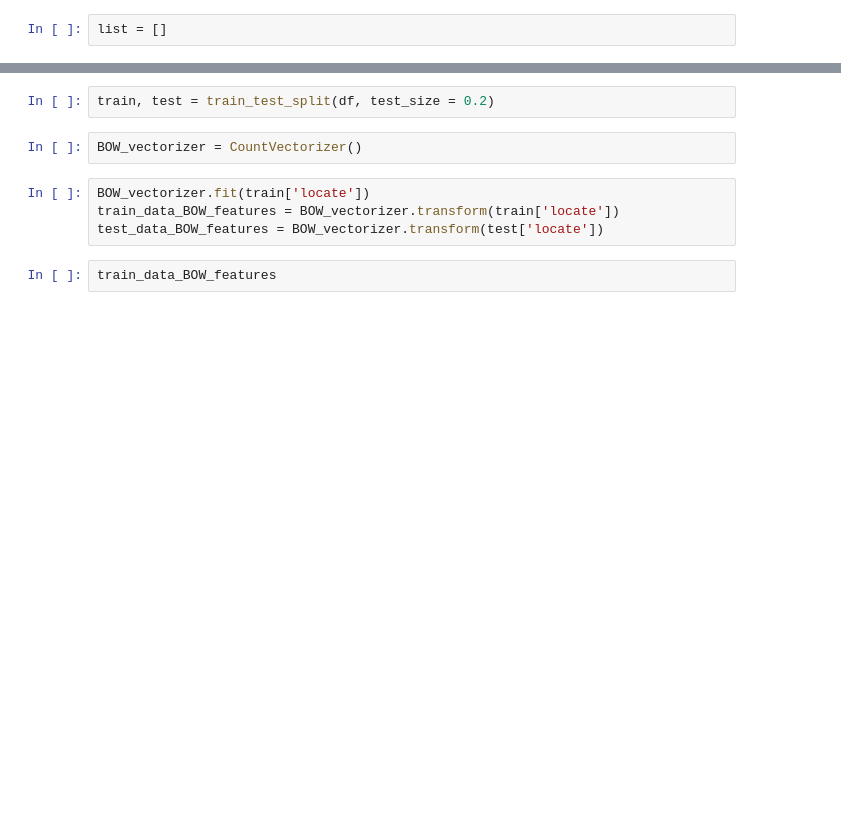
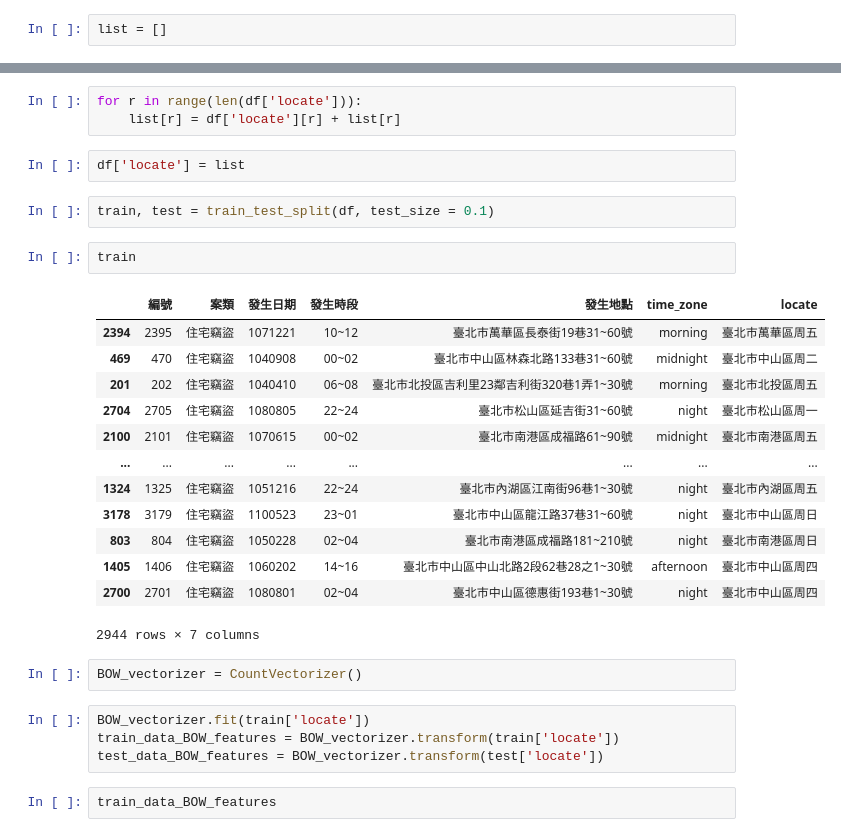
Before and after one commit to kstsunhj/street_ai, a Jupyter notebook: ai.ipynb, the cells around one changed output, grey strips where cells are left out. Saved outputs shown, nothing was run; the diff lists cells and outputs as text; blank space fills up the shorter version.

```diff
--- a/ai.ipynb
+++ b/ai.ipynb
@@ -60,5 +153,26 @@ df['locate'] = list
+# %%
+for r in range(len(df['locate'])):
+    list[r] = df['locate'][r] + list[r]
+# %%
+df['locate'] = list
 # %%
-train, test = train_test_split(df, test_size = 0.2)
+train, test = train_test_split(df, test_size = 0.1)
+# %%
+train
+# %% [output]
+|  | 編號 | 案類 | 發生日期 | 發生時段 | 發生地點 | time_zone | locate |
+| 2394 | 2395 | 住宅竊盜 | 1071221 | 10~12 | 臺北市萬華區長泰街19巷31~60號 | morning | 臺北市萬華區周五 |
+| 469 | 470 | 住宅竊盜 | 1040908 | 00~02 | 臺北市中山區林森北路133巷31~60號 | midnight | 臺北市中山區周二 |
+| 201 | 202 | 住宅竊盜 | 1040410 | 06~08 | 臺北市北投區吉利里23鄰吉利街320巷1弄1~30號 | morning | 臺北市北投區周五 |
+| 2704 | 2705 | 住宅竊盜 | 1080805 | 22~24 | 臺北市松山區延吉街31~60號 | night | 臺北市松山區周一 |
+| 2100 | 2101 | 住宅竊盜 | 1070615 | 00~02 | 臺北市南港區成福路61~90號 | midnight | 臺北市南港區周五 |
+| ... | ... | ... | ... | ... | ... | ... | ... |
+| 1324 | 1325 | 住宅竊盜 | 1051216 | 22~24 | 臺北市內湖區江南街96巷1~30號 | night | 臺北市內湖區周五 |
+| 3178 | 3179 | 住宅竊盜 | 1100523 | 23~01 | 臺北市中山區龍江路37巷31~60號 | night | 臺北市中山區周日 |
+| 803 | 804 | 住宅竊盜 | 1050228 | 02~04 | 臺北市南港區成福路181~210號 | night | 臺北市南港區周日 |
+| 1405 | 1406 | 住宅竊盜 | 1060202 | 14~16 | 臺北市中山區中山北路2段62巷28之1~30號 | afternoon | 臺北市中山區周四 |
+| 2700 | 2701 | 住宅竊盜 | 1080801 | 02~04 | 臺北市中山區德惠街193巷1~30號 | night | 臺北市中山區周四 |
+2944 rows × 7 columns
 # %%
 BOW_vectorizer = CountVectorizer()
 # %%
```
Also changed, not shown: parts of 28 cells of this notebook, 1 other file.
